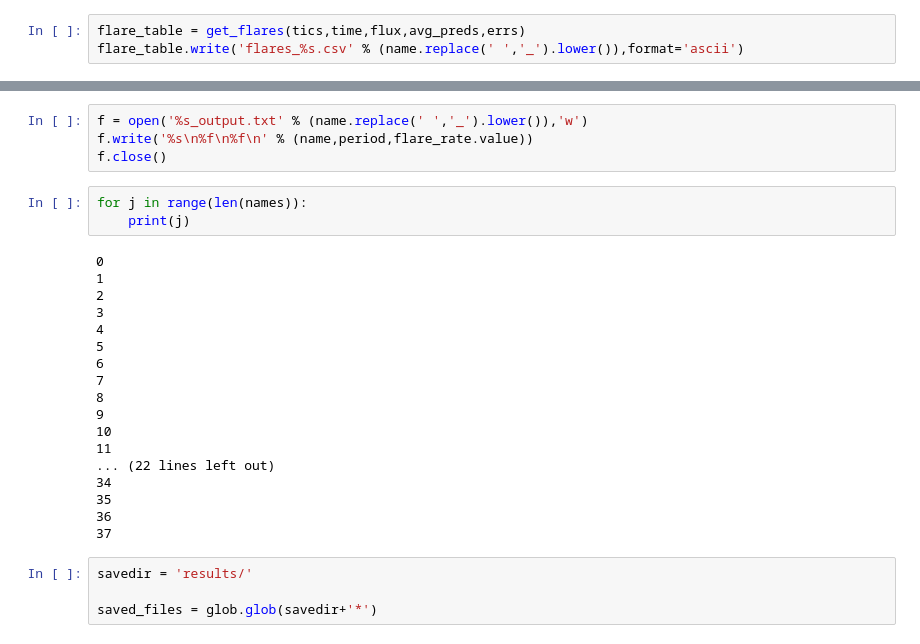
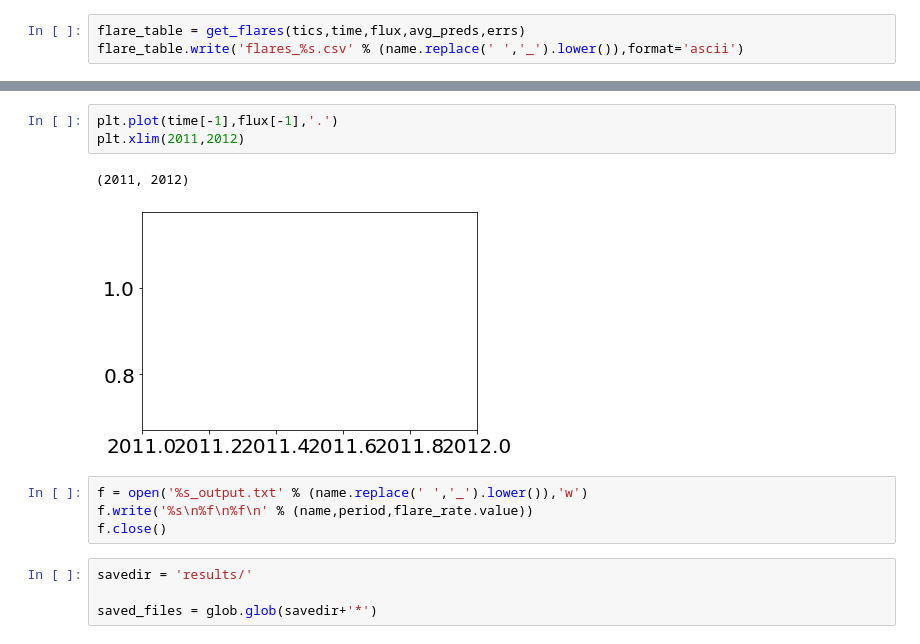
Before and after one commit to benjaminpope/mtv, a Jupyter notebook: notebooks/automatic.ipynb, the cells around one changed output, grey strips where cells are left out. Drawn from its saved outputs; the diff is of its cells as text.

```diff
--- a/notebooks/automatic.ipynb
+++ b/notebooks/automatic.ipynb
@@ -88,28 +88,13 @@ TypeError: 'AxesSubplot' object is not subscriptable
+# %%
+plt.plot(time[-1],flux[-1],'.')
+plt.xlim(2011,2012)
+# %% [output]
+(2011, 2012)
+[figure, added]
 # %%
 f = open('%s_output.txt' % (name.replace(' ','_').lower()),'w')
 f.write('%s\n%f\n%f\n' % (name,period,flare_rate.value))
 f.close()
-# %%
-for j in range(len(names)):
-    print(j)
-# %% [output]
-0
-1
-2
-3
-4
-5
-6
-7
-8
-9
-10
-11
-... (22 lines left out)
-34
-35
-36
-37
 # %%
 savedir = 'results/'
 
```
Also changed, not shown: parts of 10 cells of this notebook, 4 other files.
